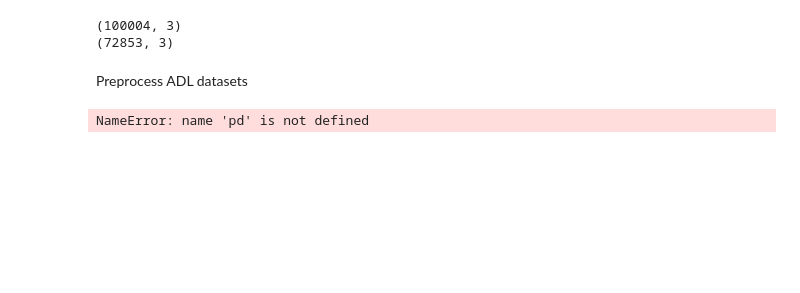
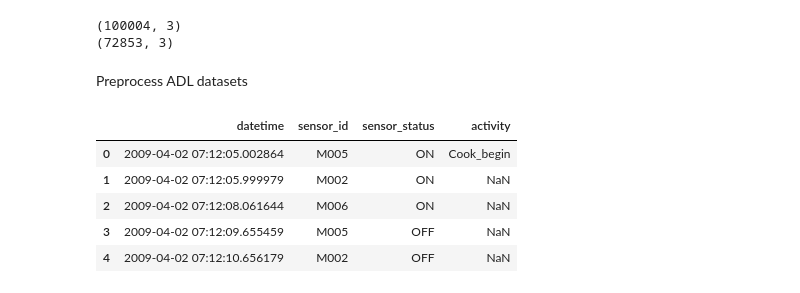
Before and after one commit to sureshvarshini/Recommendation_Dissertation, a Jupyter notebook: backend/preprocessing/csv_notebook.ipynb, the cells around one changed output. Drawn from its saved outputs; the diff is of its cells as text; code cells hidden in the pictures; blank space fills up the shorter version.

```diff
--- a/backend/preprocessing/csv_notebook.ipynb
+++ b/backend/preprocessing/csv_notebook.ipynb
@@ -76,30 +76,34 @@ Preprocess ADL datasets
 # %%
 import re
 
-dataset_location = 'D:\\Varshini\\CourseWork\\Dissertation\\Implementation\\Github\\Recommendation_Dissertation\\backend\\preprocessing\\datasets\\Activity_predictor\\'
+dataset_location = 'D:\\Varshini\\CourseWork\\Dissertation\\Implementation\\Github\\Recommendation_Dissertation\\backend\\preprocessing\\datasets\\Activity_predictor\\request\\'
 
-with open(dataset_location + 'data.txt', 'rt') as infile, open(dataset_location + 'ADL_data.csv', 'w') as outfile:
-    for line in infile:
-        if re.search(r'\d+$', line.strip()):
-            modified_line = line.strip() + ',\n'
-        else:
-            modified_line = line
+# with open(dataset_location + 'data-1.txt', 'rt') as infile, open(dataset_location + 'data.csv', 'w') as outfile:
+#     for line in infile:
+#         if re.search(r'\d+$', line.strip()):
+#             modified_line = line.strip() + ',\n'
+#         else:
+#             modified_line = line
 
-        outfile.write(modified_line.replace('\t', ',').replace(' ', '_').replace('ON\n', 'ON,\n').replace('OFF\n', 'OFF,\n'))
-infile.close()
-outfile.close()
+#         outfile.write(modified_line.replace('\t', ',').replace(' ', '_').replace('ON\n', 'ON,\n').replace('OFF\n', 'OFF,\n'))
+# infile.close()
+# outfile.close()
 
-# Read CSV
-csv_file = pd.read_csv(dataset_location + 'ADL_data.csv', header=None)
+# # Read CSV
+# csv_file = pd.read_csv(dataset_location + 'data.csv', header=None)
 
-# Adding header
-headerList = ['date', 'time', 'sensor_id', 'sensor_status', 'activity']
+# # Adding header
+# headerList = ['datetime', 'sensor_id', 'sensor_status', 'activity']
 
 # converting data frame to csv
-csv_file.to_csv(dataset_location + 'ADL_data.csv',
-                header=headerList, index=False)
-
-csv_file = pd.read_csv(dataset_location + 'ADL_data.csv')
+# csv_file.to_csv(dataset_location + 'data.csv',header=headerList, index=False)
+csv_file = pd.read_csv(dataset_location + 'data.csv')
+csv_file['datetime'] = csv_file['datetime'].str.replace('_', ' ')
 csv_file.head()
 # %% [output]
-NameError: name 'pd' is not defined
+|  | datetime | sensor_id | sensor_status | activity |
+| 0 | 2009-04-02 07:12:05.002864 | M005 | ON | Cook_begin |
+| 1 | 2009-04-02 07:12:05.999979 | M002 | ON | NaN |
+| 2 | 2009-04-02 07:12:08.061644 | M006 | ON | NaN |
+| 3 | 2009-04-02 07:12:09.655459 | M005 | OFF | NaN |
+| 4 | 2009-04-02 07:12:10.656179 | M002 | OFF | NaN |
```
Also changed, not shown: parts of 10 cells of this notebook, 18 other files.
